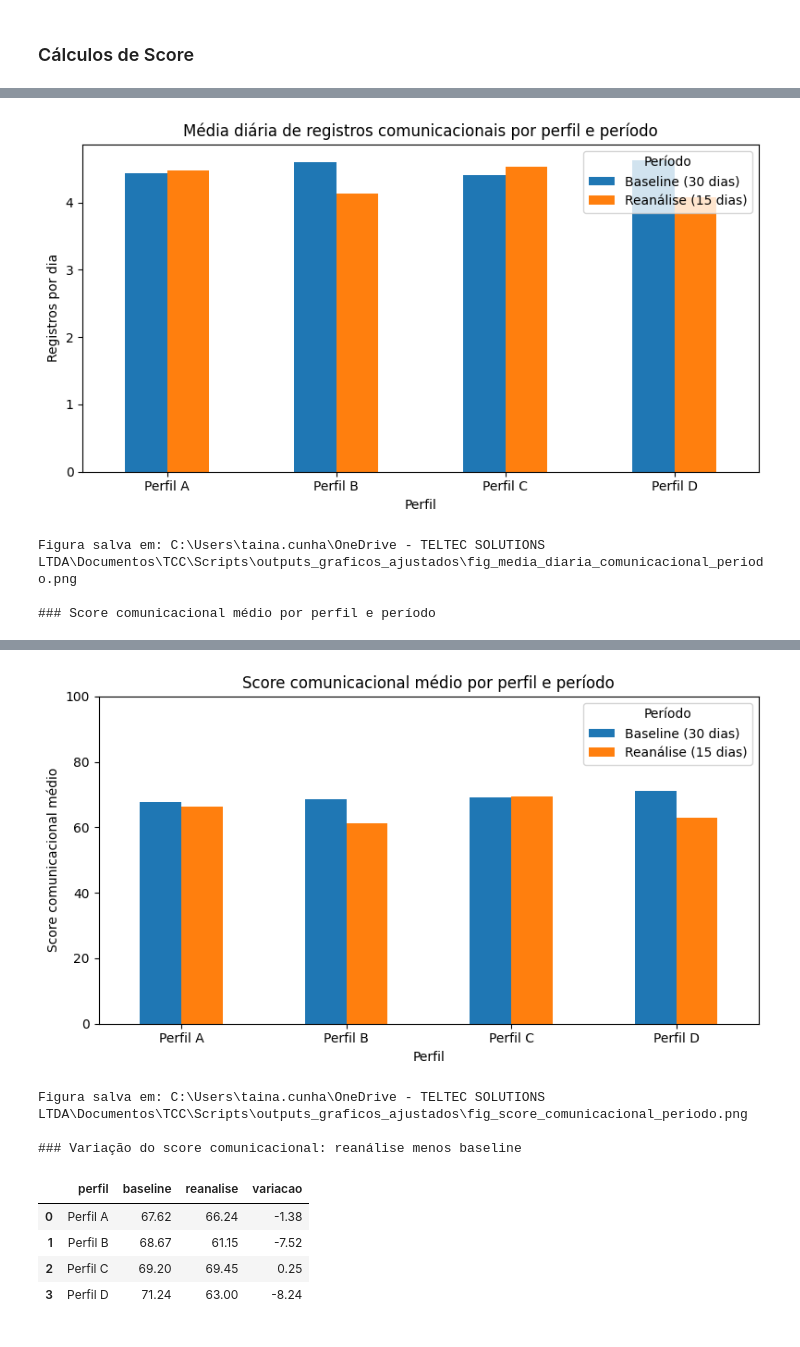
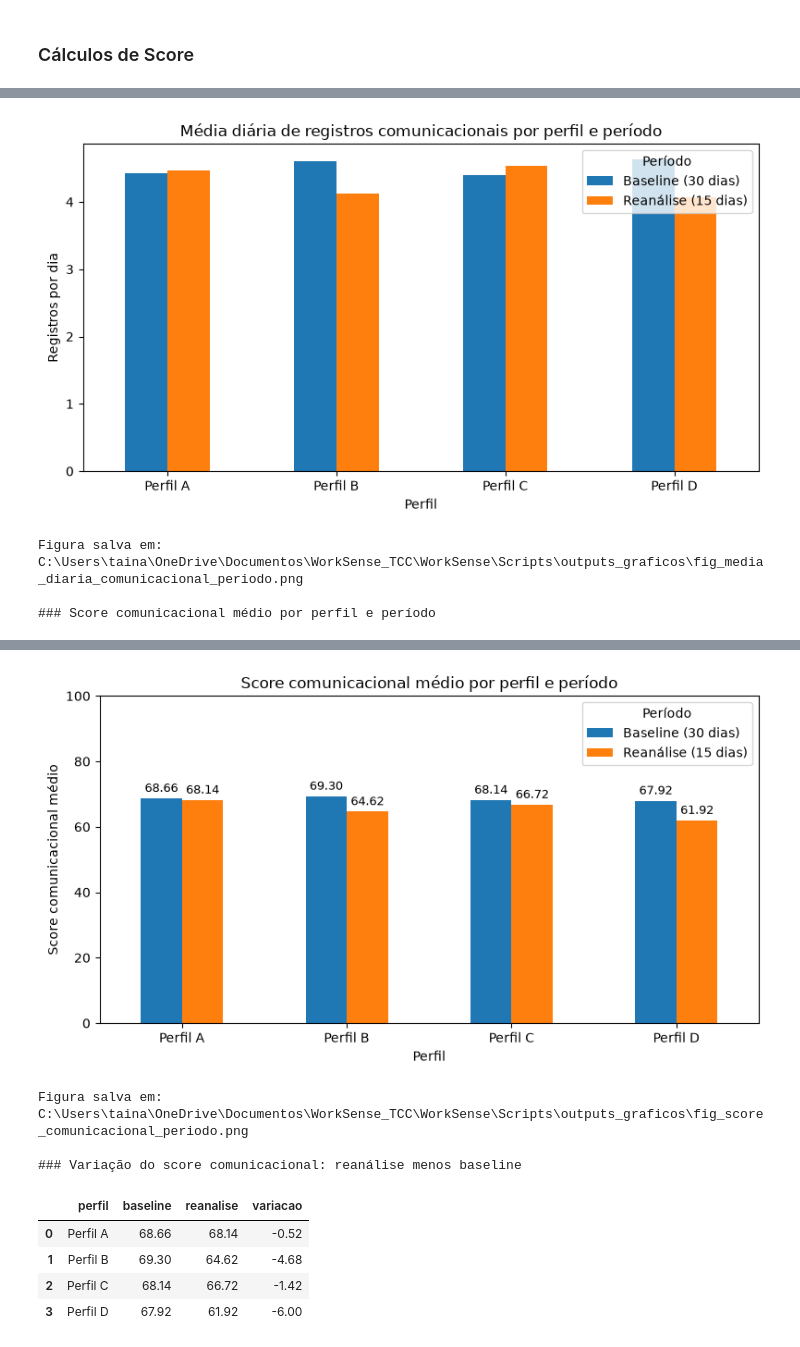
Before and after one commit to tainacbueno/WorkSense, a Jupyter notebook: Scripts/calculosDeScore.ipynb, the cells around one changed output, grey strips where cells are left out. Cells and saved outputs as stored; diff of their text form; code cells hidden in the pictures.

```diff
--- a/Scripts/calculosDeScore.ipynb
+++ b/Scripts/calculosDeScore.ipynb
@@ -720,12 +721,12 @@ if __name__ == "__main__":
         indicadores_chat.get("semanticShift", {})
     )
 
-    # Usa a união das chaves. Blocos ausentes chegam como None e reduzem evidenceCoverage,
-    # em vez de fazer o dia desaparecer silenciosamente.
+    # Apenas evidências de sentimento e linguagem determinam dias avaliados.
+    # Os dados semânticos são anexados quando disponíveis, somente para diagnóstico.
+    # Blocos de sentimento/linguagem ausentes reduzem evidenceCoverage.
     chat_keys = sorted(
         set(basic_linguistic_by_key)
         | set(sentiment_analysis_by_key)
-        | set(semantic_shift_by_key)
     )
 
     print("########## CHAT SCORES ##########")
@@ -822,7 +823,7 @@ import matplotlib.pyplot as plt
 # --------------------------------------------------------------------------------------
 
 BASE_DIR = Path(".")
-OUTPUT_DIR = BASE_DIR / "outputs_graficos_ajustados"
+OUTPUT_DIR = BASE_DIR / "outputs_graficos"
 OUTPUT_DIR.mkdir(exist_ok=True)
 
 PERIOD_WINDOWS = {
@@ -917,7 +918,7 @@ def flatten_scores(scores: list[dict], score_name: str) -> pd.DataFrame:
 # 1. Carregamento dos dados
 # --------------------------------------------------------------------------------------
 
-mensagens = load_json(LOG_DIR / "mensagens_simuladas_4perfis.json", [])
+mensagens = load_json(LOG_DIR / "mensagens_simuladas_4perfis_v2.json", [])
 
 chat_scores = load_json(LOG_DIR / "chat_scores.json", [])
 
@@ -994,7 +995,7 @@ if not chat_scores_df.empty:
             sentimentoMedio=("sentimentScore", "mean"),
             interacaoLinguisticaMedia=("linguisticInteractionScore", "mean"),
             diversidadeLexicalMattrScore=("lexicalDiversityMattrPatternScore", "mean"),
-            semanticaMedia=("semanticScore", "mean"),
+            semanticaMediaDiagnostica=("semanticScore", "mean"),
         )
         .reset_index()
     )
@@ -1012,6 +1013,8 @@ if not chat_scores_df.empty:
     ax.set_xlabel("Perfil")
     ax.set_ylabel("Score comunicacional médio")
     ax.set_ylim(0, 100)
+    for container in ax.containers:
+        ax.bar_label(container, fmt="%.2f", padding=3, fontsize=9)
     plt.xticks(rotation=0)
     plt.legend(title="Período")
     save_current_fig("fig_score_comunicacional_periodo.png")
@@ -1132,8 +1135,8 @@ print(f"\nArquivos exportados para: {OUTPUT_DIR.resolve()}")
 | 5 | Perfil C | Reanálise (15 dias) | 68 | 15 | 4.53 |
 | 6 | Perfil D | Baseline (30 dias) | 139 | 30 | 4.63 |
 | 7 | Perfil D | Reanálise (15 dias) | 61 | 15 | 4.07 |
-[figure, old version]
+[figure, new version]
-Figura salva em: C:\Users\taina.cunha\OneDrive - TELTEC SOLUTIONS LTDA\Documentos\TCC\Scripts\outputs_graficos_ajustados\fig_media_diaria_comunicacional_periodo.png
+Figura salva em: C:\Users\taina\OneDrive\Documentos\WorkSense_TCC\WorkSense\Scripts\outputs_graficos\fig_media_diaria_comunicacional_periodo.png
 
 ### Score comunicacional médio por perfil e período
 |  | perfil | period_label | scoreComunicacionalMedio | evidenceCoverageMedia | diasAnalisados | sentimentoMedio | ... |
@@ -1148,12 +1151,12 @@ Figura salva em: C:\Users\taina.cunha\OneDrive - TELTEC SOLUTIONS LTDA\Documento
-[figure, old version]
+[figure, new version]
-Figura salva em: C:\Users\taina.cunha\OneDrive - TELTEC SOLUTIONS LTDA\Documentos\TCC\Scripts\outputs_graficos_ajustados\fig_score_comunicacional_periodo.png
+Figura salva em: C:\Users\taina\OneDrive\Documentos\WorkSense_TCC\WorkSense\Scripts\outputs_graficos\fig_score_comunicacional_periodo.png
 
 ### Variação do score comunicacional: reanálise menos baseline
 |  | perfil | baseline | reanalise | variacao |
-| 0 | Perfil A | 67.62 | 66.24 | -1.38 |
-| 1 | Perfil B | 68.67 | 61.15 | -7.52 |
-| 2 | Perfil C | 69.20 | 69.45 | 0.25 |
-| 3 | Perfil D | 71.24 | 63.00 | -8.24 |
+| 0 | Perfil A | 68.66 | 68.14 | -0.52 |
+| 1 | Perfil B | 69.30 | 64.62 | -4.68 |
+| 2 | Perfil C | 68.14 | 66.72 | -1.42 |
+| 3 | Perfil D | 67.92 | 61.92 | -6.00 |
 ### Scores profissionais por perfil e período
 |  | perfil | period_label | scoreProfissional | evidenceCoverage | workflowProgressionScore | deadlineScore | ... |
 | 0 | Perfil A | Baseline (30 dias) | 100.00 | 1.0 | 100.0 | 100.00 | ... |
```
Also changed, not shown: parts of 3 cells of this notebook, 19 other files.
